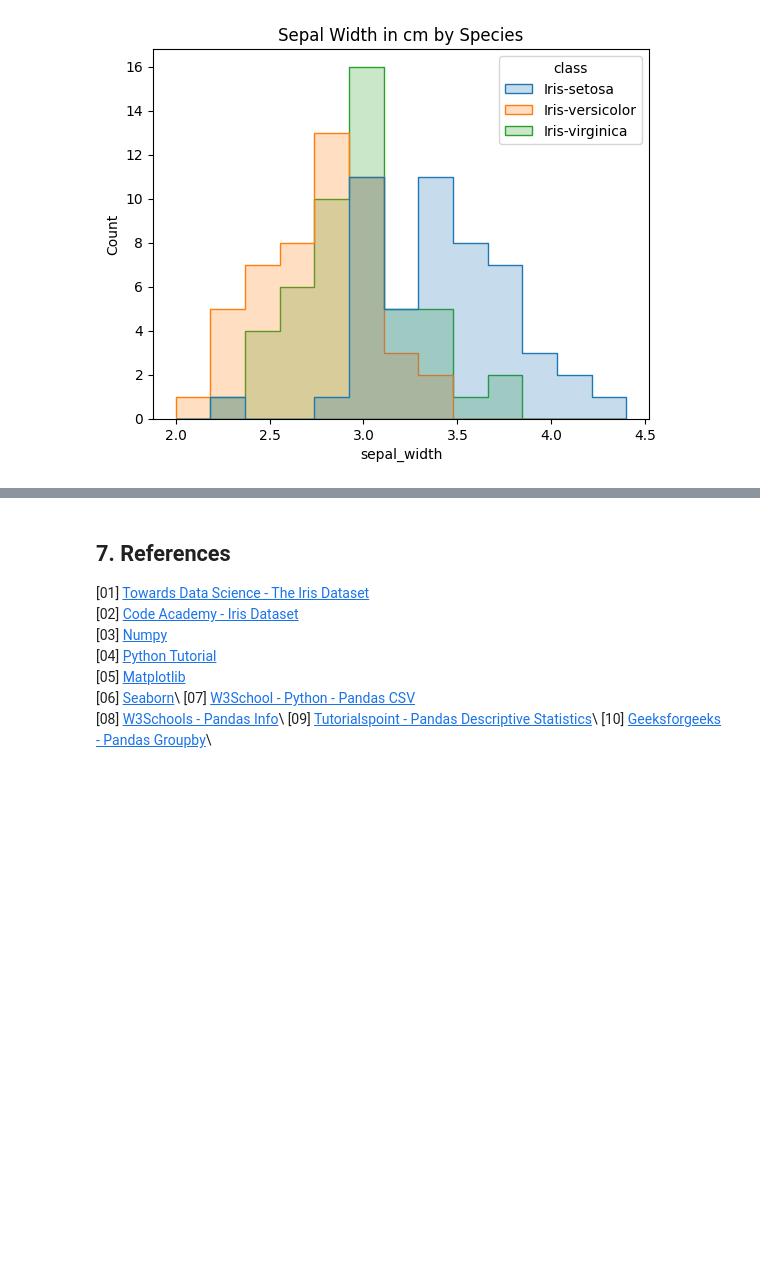
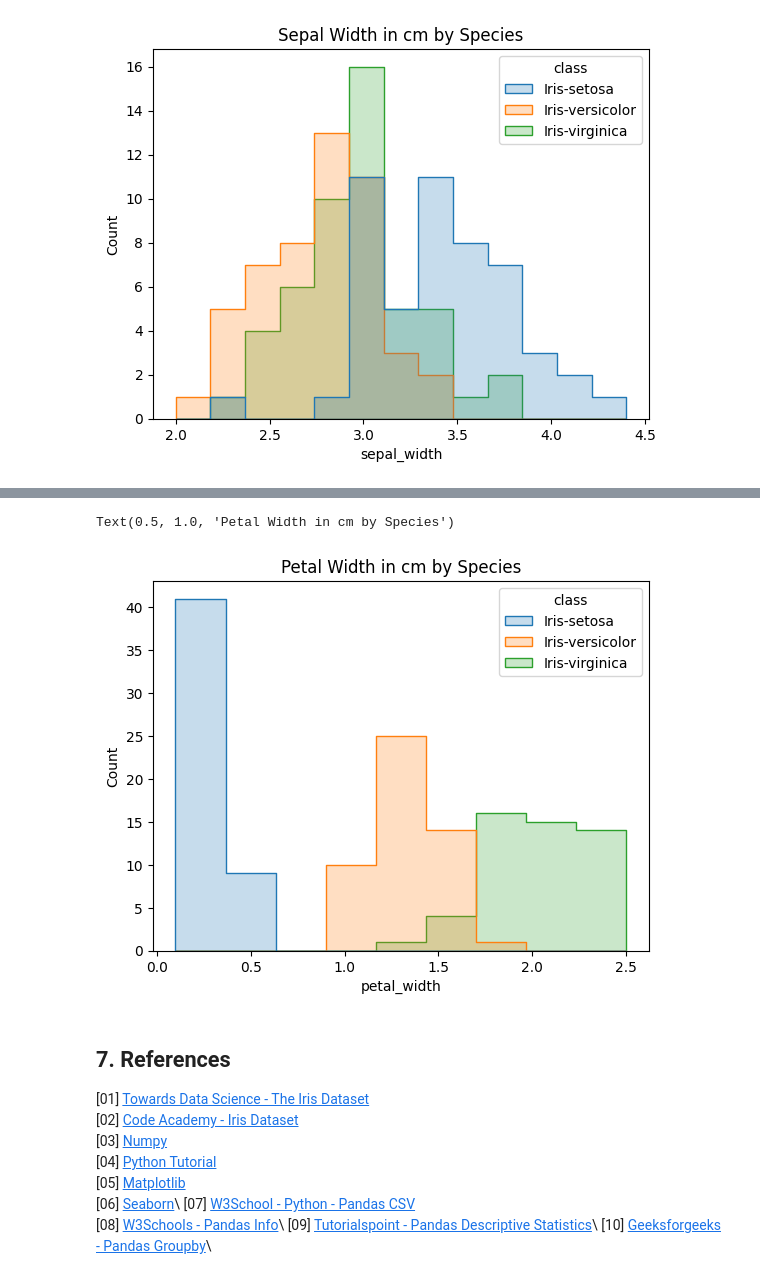
Before and after one commit to StefaniaVerduga/fundamentals-of-data-analysis, a Jupyter notebook: project.ipynb, the cells around one changed output, grey strips where cells are left out. Drawn from its saved outputs; the diff is of its cells as text; code cells hidden in the pictures; blank space fills up the shorter version.

```diff
--- a/project.ipynb
+++ b/project.ipynb
@@ -153,3 +172,8 @@ Text(0.5, 1.0, 'Sepal Width in cm by Species')
+# %%
+sns.histplot(df, x="petal_width", hue="class", element="step").set_title("Petal Width in cm by Species")
+# %% [output]
+Text(0.5, 1.0, 'Petal Width in cm by Species')
+[figure, added]
 # %% [markdown]
 ## 7. References
 
```
Also changed, not shown: parts of 5 cells of this notebook.
